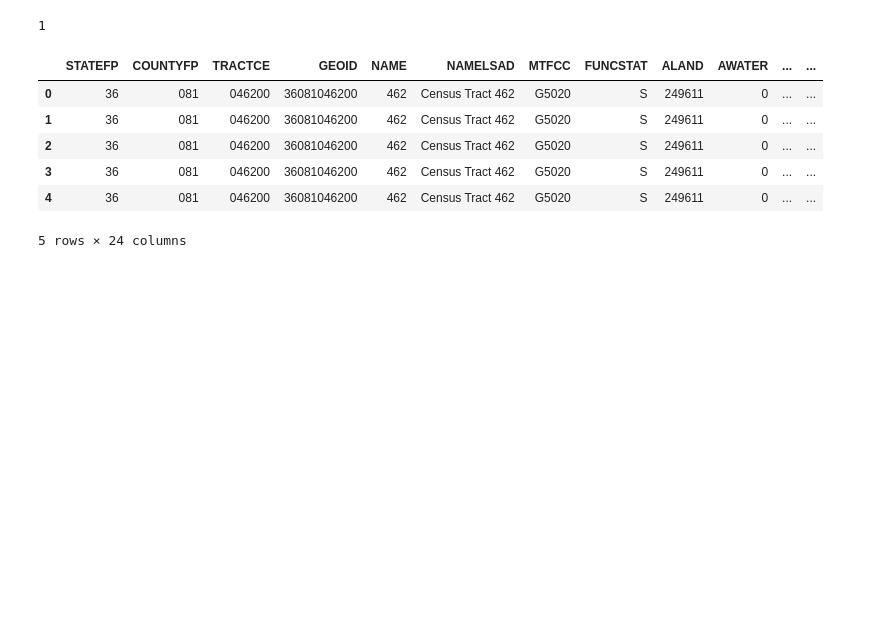
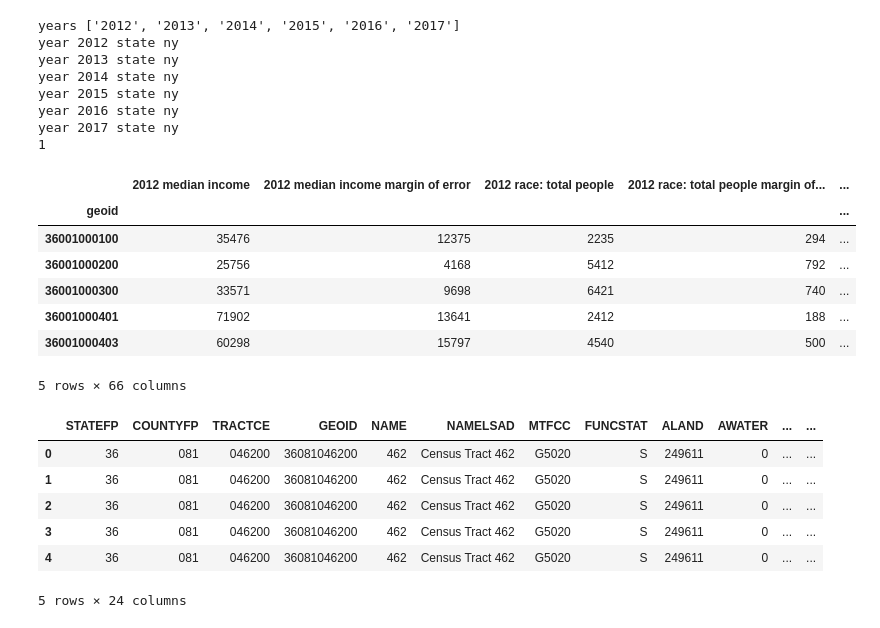
Before and after one commit to aberke/income-race-bikes, a Jupyter notebook: scripts/csv_processing.ipynb, the cells around one changed output. Drawn from its saved outputs; the diff is of its cells as text; code cells hidden in the pictures; blank space fills up the shorter version.

Commit message:
updated script to include median income for other years

```diff
--- a/scripts/csv_processing.ipynb
+++ b/scripts/csv_processing.ipynb
@@ -35,6 +35,8 @@ race_column_map = {
 }
 
 income_column_map = {
+    'HC02_EST_VC02': 'median income',
+    'HC02_MOE_VC02': 'median income margin of error',
     'HD01_VD01': 'median income',
     'HD02_VD01': 'median income margin of error'
 }
@@ -85,33 +87,50 @@ new_df.head()
 def add_df(df1, df2):
     # comebine the df's on geoid
     return pd.concat([df1, df2], axis=1, join='inner')
 
 states = ['ny']
 years = [str(yr) for yr in range(2012, 2018)]
 
 states_dfs = {}
+
 
 for state in states:
     df = None
     for year in years:
         income_filename = get_filename(state, year, 'income')
         income_df = pd.read_csv(income_filename)
         income_df = preprocess_income_df(income_df, year)
         if df is None:
             df = income_df
         else:
             df = add_df(df, income_df)
 
         race_filename = get_filename(state, year, 'race')
         race_df = pd.read_csv(race_filename)
         race_df = preprocess_race_df(race_df, year)
         df = add_df(df, race_df)
 
     states_dfs[state] = df
 
 print(len(states_dfs))
+states_dfs['ny'].head()
 # %% [output]
+years ['2012', '2013', '2014', '2015', '2016', '2017']
+year 2012 state ny
+year 2013 state ny
+year 2014 state ny
+year 2015 state ny
+year 2016 state ny
+year 2017 state ny
 1
+|  | 2012 median income | 2012 median income margin of error | 2012 race: total people | 2012 race: total people margin of... | ... |
+| geoid |  |  |  |  | ... |
+| 36001000100 | 35476 | 12375 | 2235 | 294 | ... |
+| 36001000200 | 25756 | 4168 | 5412 | 792 | ... |
+| 36001000300 | 33571 | 9698 | 6421 | 740 | ... |
+| 36001000401 | 71902 | 13641 | 2412 | 188 | ... |
+| 36001000403 | 60298 | 15797 | 4540 | 500 | ... |
+5 rows × 66 columns
 # %%
 # Save the giant dataframes to CSV
 for state, df in states_dfs.items():
```
Also changed, not shown: 2 other files.
